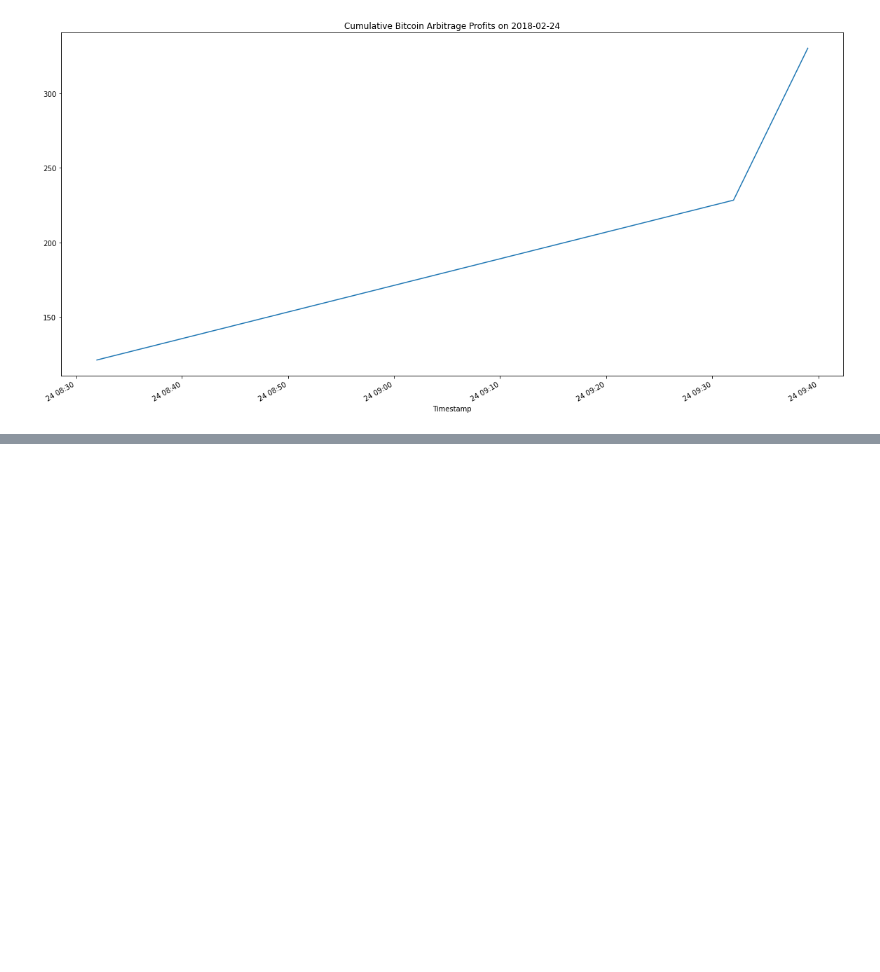
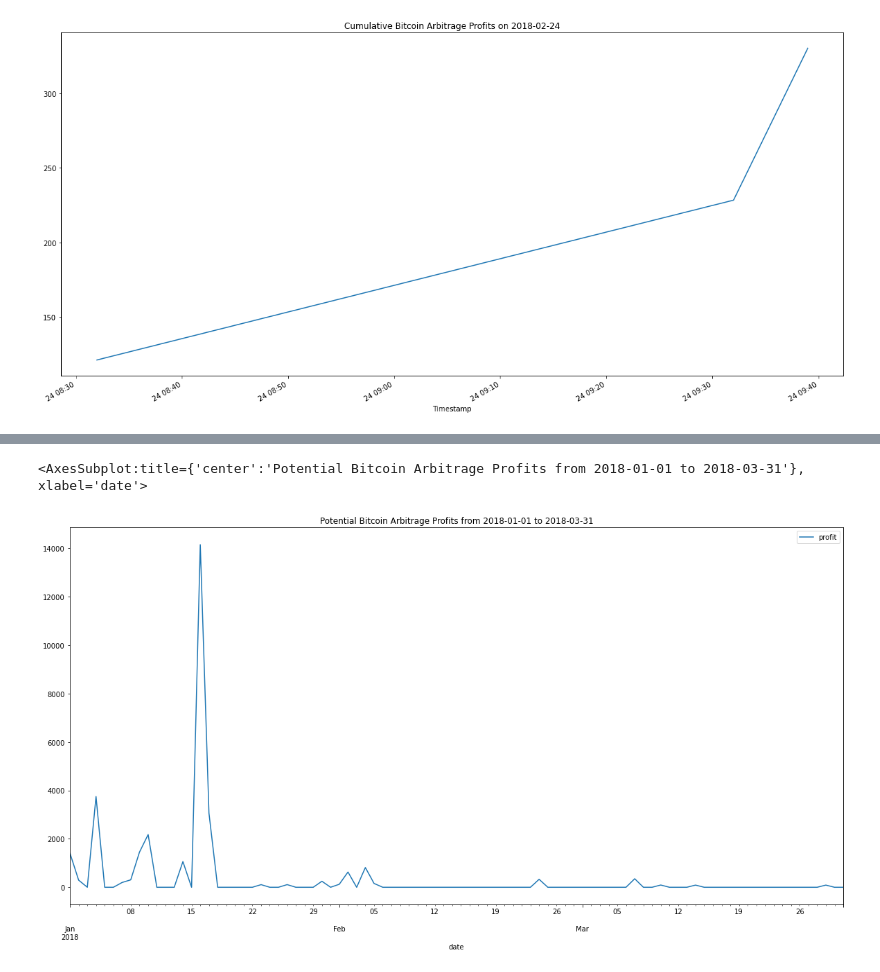
Before and after one commit to woodedlawn/module_3_challenge, a Jupyter notebook: crypto_arbitrage.ipynb, the cells around one changed output, grey strips where cells are left out. Cells and saved outputs as stored; diff of their text form; code cells hidden in the pictures; blank space fills up the shorter version.

```diff
--- a/crypto_arbitrage.ipynb
+++ b/crypto_arbitrage.ipynb
@@ -693,0 +798,23 @@ cumulative_profit_middle.plot(figsize=(20, 10), title=f"Cumulative Bitcoin Arbit
+# %%
+# function to calculate the potential arbitrage profits for a given date
+def calculate_profit(date):
+    arbitrage_spread = coinbase.loc[date, "Close"] - bitstamp.loc[date, "Close"]
+    spread_return = arbitrage_spread[arbitrage_spread > 0] / bitstamp.loc[date, "Close"]
+    profitable_trades = spread_return[spread_return > .01]
+    profit = profitable_trades * bitstamp.loc[date, "Close"]
+    return profit.dropna().sum()
+
+# create a list of date strings for the function above
+begin_date = "2018-01-01"
+end_date = "2018-03-31"
+daterange = pd.date_range(begin_date, end_date)
+dates = []
+for single_date in daterange:
+    dates.append(single_date.strftime("%Y-%m-%d"))
+
+# create a `profits` dataframe to hold the daily potential profits
+profits = pd.DataFrame(dates, columns=["date"])
+profits["profit"] = profits.apply(lambda row: calculate_profit(row.date), axis = 1)
+profits["date"] = pd.to_datetime(profits["date"])
+profits.set_index("date", inplace=True)
+profits
@@ -693,0 +836,6 @@ cumulative_profit_middle.plot(figsize=(20, 10), title=f"Cumulative Bitcoin Arbit
+# %%
+# plot the daily profits
+profits.plot(figsize=(20, 10), title=f"Potential Bitcoin Arbitrage Profits from {begin_date} to {end_date}")
+# %% [output]
+<AxesSubplot:title={'center':'Potential Bitcoin Arbitrage Profits from 2018-01-01 to 2018-03-31'}, xlabel='date'>
+[figure, added]
```
Also changed, not shown: parts of 21 cells of this notebook.
